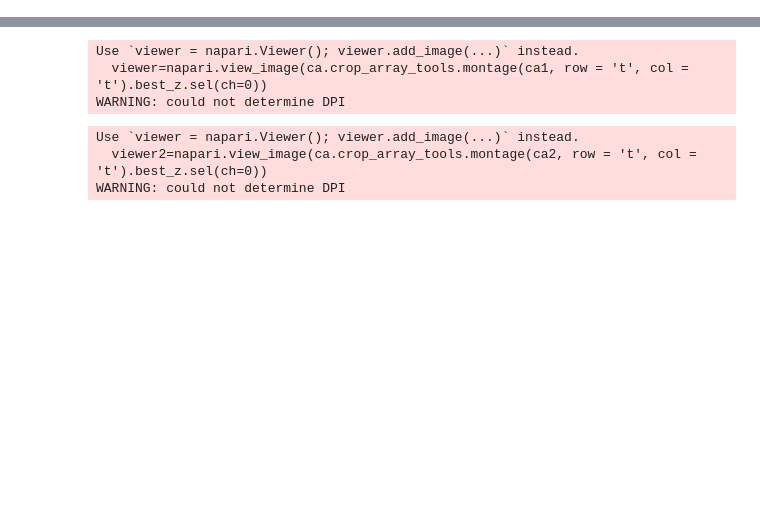
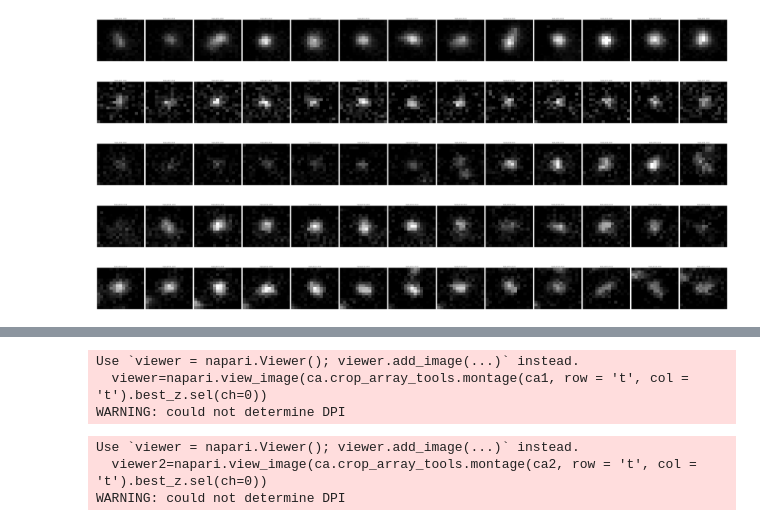
Before and after one commit to Colorado-State-University-Stasevich-Lab/croparray, a Jupyter notebook: notebooks/Translation_Stalling_Quantification.ipynb, the cells around one changed output, grey strips where cells are left out. Drawn from its saved outputs; the diff is of its cells as text; code cells hidden in the pictures; blank space fills up the shorter version.

```diff
--- a/notebooks/Translation_Stalling_Quantification.ipynb
+++ b/notebooks/Translation_Stalling_Quantification.ipynb
@@ -8,4 +8,8 @@ ta1 = ca.crop_array_tools.track_array(ca1)
 ca2 = ca.open_croparray("/mnt/tsnas2/galindo/1_Imaging_Data/2_Comparing_Translation_methods/12xST_KDM5B/FCS_data/20250826_FCS/DataAnalysis/Cell02.nc"
 )
 ta2 = ca.crop_array_tools.track_array(ca2)
+# %%
+ca3 = ca.open_croparray("/mnt/tsnas2/galindo/1_Imaging_Data/2_Comparing_Translation_methods/12xST_KDM5B/XBP1/SA_XBP1/DataAnalysis/Cell01.nc"
+)
+ta3 = ca.crop_array_tools.track_array(ca3)
 # %%
@@ -23 +35,9 @@ Coordinates:
+# %%
+ca.crop_array_tools.plot_rgb_and_channels_imshow(data=ta3, fov=0, track_id=[ 3,7,8,10,13], t_slice=(0, 250, 20), rolling=0, quantile_range=(0.02, 0.999));
+# %% [output]
+[figure, added]
+[figure, added]
+[figure, added]
+[figure, added]
+[figure, added]
 # %%
```
Also changed, not shown: parts of 3 cells of this notebook.
